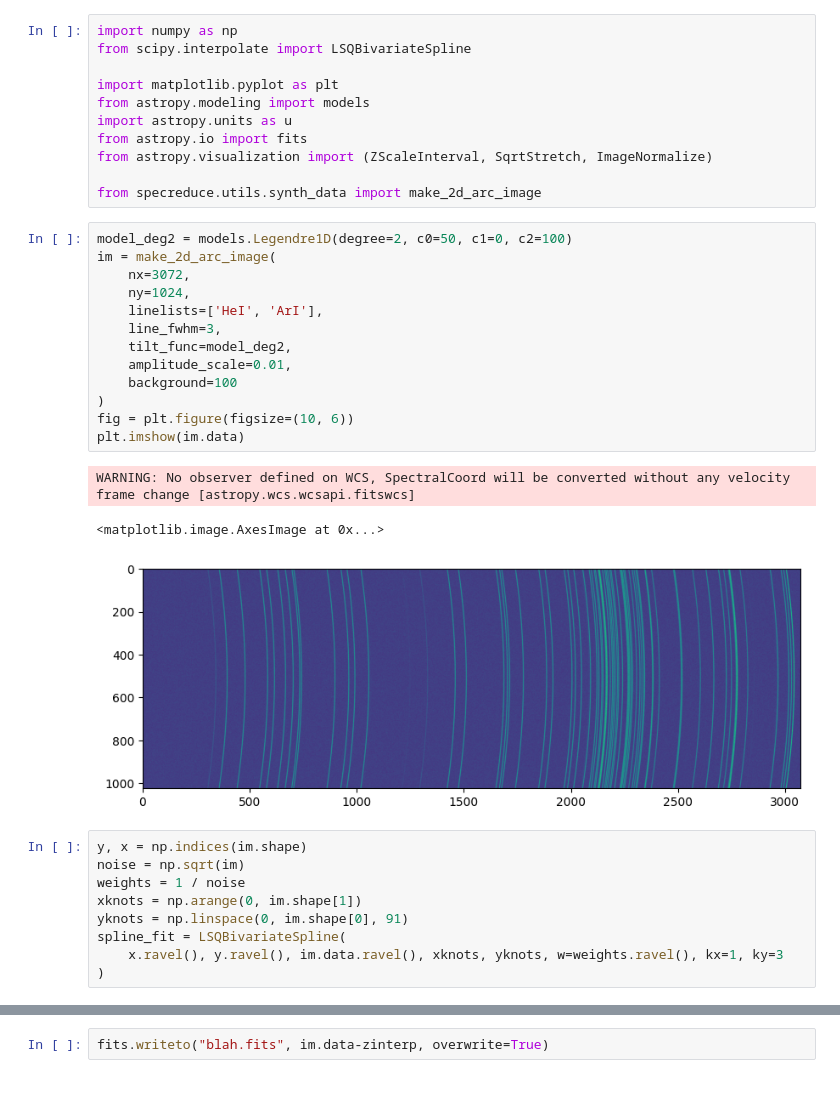
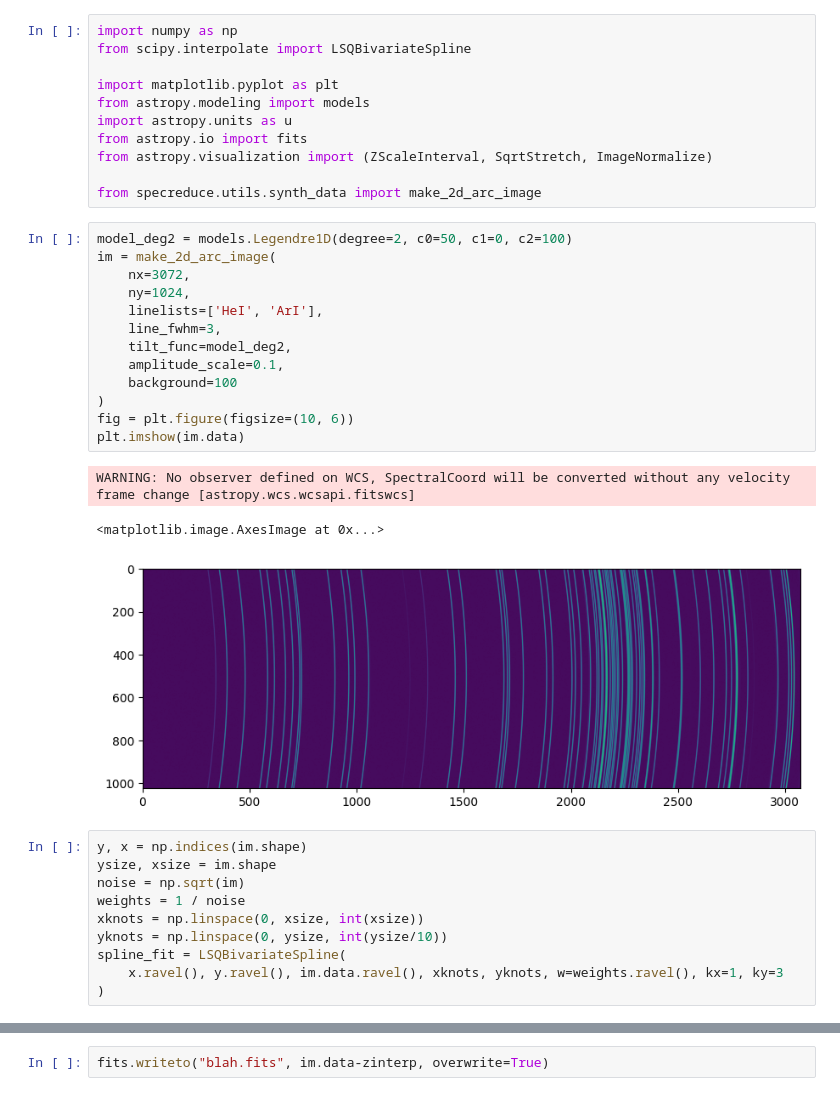
Before and after one commit to astropy/specreduce, a Jupyter notebook: notebook_sandbox/sky_subtraction/bspline.ipynb, the cells around one changed output, grey strips where cells are left out. Cells and saved outputs as stored; diff of their text form.

```diff
--- a/notebook_sandbox/sky_subtraction/bspline.ipynb
+++ b/notebook_sandbox/sky_subtraction/bspline.ipynb
@@ -12,26 +12,27 @@ from specreduce.utils.synth_data import make_2d_arc_image
 # %%
 model_deg2 = models.Legendre1D(degree=2, c0=50, c1=0, c2=100)
 im = make_2d_arc_image(
     nx=3072,
     ny=1024,
     linelists=['HeI', 'ArI'],
     line_fwhm=3,
     tilt_func=model_deg2,
-    amplitude_scale=0.01,
+    amplitude_scale=0.1,
     background=100
 )
 fig = plt.figure(figsize=(10, 6))
 plt.imshow(im.data)
 # %% [output]
 WARNING: No observer defined on WCS, SpectralCoord will be converted without any velocity frame change [astropy.wcs.wcsapi.fitswcs]
 <matplotlib.image.AxesImage at 0x...>
-[figure, old version]
+[figure, new version]
 # %%
 y, x = np.indices(im.shape)
+ysize, xsize = im.shape
 noise = np.sqrt(im)
 weights = 1 / noise
-xknots = np.arange(0, im.shape[1])
-yknots = np.linspace(0, im.shape[0], 91)
+xknots = np.linspace(0, xsize, int(xsize))
+yknots = np.linspace(0, ysize, int(ysize/10))
 spline_fit = LSQBivariateSpline(
     x.ravel(), y.ravel(), im.data.ravel(), xknots, yknots, w=weights.ravel(), kx=1, ky=3
 )
```
Also changed, not shown: parts of 4 cells of this notebook.
